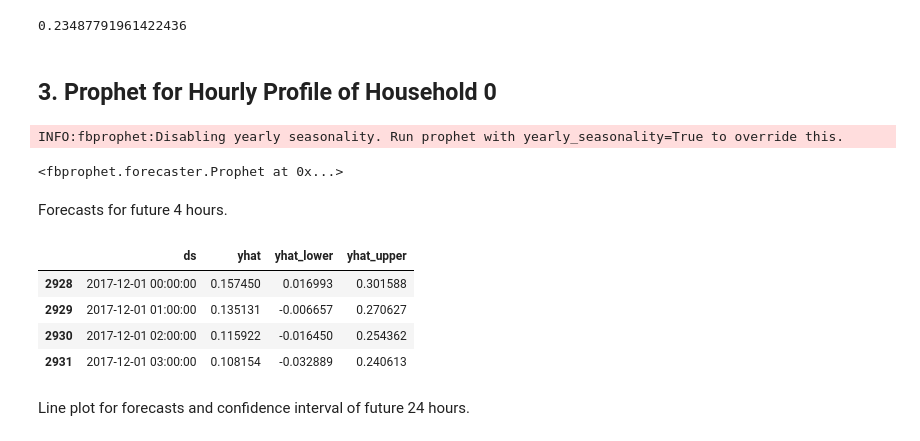
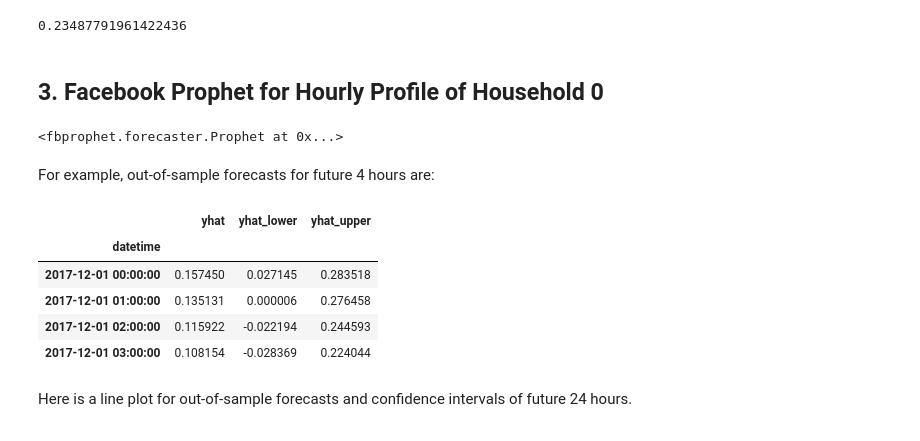
Before and after one commit to edxu96/elec_consumption, a Jupyter notebook: 01_forecast.ipynb, the cells around one changed output. Cells and saved outputs as stored; diff of their text form; code cells hidden in the pictures.

```diff
--- a/01_forecast.ipynb
+++ b/01_forecast.ipynb
@@ -24,9 +26,13 @@ plt.rcParams['figure.figsize'] = [6 * 1.61803398875, 6]
 
 logging.disable(sys.maxsize)
 
-data = {}  # contain modified dataframes
+data = {
+    'zeroHour': None,  # series, hourly power consumption profile of unit 0
+    'zeroHourFb': None,  # for Prophet, hourly power consumption profile of unit 0
+}  # contain modified dataframes
 mod = {
-    'zeroDayFb': None,  # Prophet using daily power consumption profile of unit 0
+    'zeroDayFb': None,  # for Prophet using daily power consumption profile of unit 0
+    'zeroHourFb': None,  # Prophet, using hourly power consumption profile of unit 0
 }
 # %% [markdown]
 # Forecast
@@ -230,34 +218,39 @@ res = pd.concat(frames)
 # %% [output]
 0.23487791961422436
 # %% [markdown]
-## 3. Prophet for Hourly Profile of Household 0
+## 3. Facebook Prophet for Hourly Profile of Household 0
 # %%
 #hide
-ts_pd = df.iloc[:, 0].resample('1H', closed='left').mean()  # to pandas time series
-ts_fb = ts_pd.to_frame().reset_index()  # to Prophet time series
-ts_fb.columns = ['ds', 'y']
-mod = Prophet()
-mod.fit(ts_fb)
+data['zeroHour'] = df.iloc[:, 0].resample('1H', closed='left').mean()  # to pandas time series
+data['zeroHourFb'] = data['zeroHour'].to_frame().reset_index()  # to Prophet time series
+data['zeroHourFb'].columns = ['ds', 'y']
+mod['zeroHourFb'] = Prophet()
+mod['zeroHourFb'].fit(data['zeroHourFb'])
 # %% [output]
-INFO:fbprophet:Disabling yearly seasonality. Run prophet with yearly_seasonality=True to override this.
+<fbprophet.forecaster.Prophet at 0x...>
-<fbprophet.forecaster.Prophet at 0x...>
 # %%
 #hide
-future = mod.make_future_dataframe(periods=24, freq='H', include_history=True)
-forecast = mod.predict(future)
+df_future = mod['zeroHourFb'].make_future_dataframe(
+    periods=24, freq='H', include_history=True
+)
+df_forecast = mod['zeroHourFb'].predict(df_future)
 # %% [markdown]
-Forecasts for future 4 hours.
+For example, out-of-sample forecasts for future 4 hours are:
 # %%
 #hide_input
-forecast.loc[2928:2931, ['ds', 'yhat', 'yhat_lower', 'yhat_upper']]
+res = df_forecast.loc[2928:2931, ['ds', 'yhat', 'yhat_lower', 'yhat_upper']]
+res.set_index('ds', inplace=True)
+res.index.name = 'datetime'
+res
 # %% [output]
-|  | ds | yhat | yhat_lower | yhat_upper |
-| 2928 | 2017-12-01 00:00:00 | 0.157450 | 0.016993 | 0.301588 |
-| 2929 | 2017-12-01 01:00:00 | 0.135131 | -0.006657 | 0.270627 |
-| 2930 | 2017-12-01 02:00:00 | 0.115922 | -0.016450 | 0.254362 |
-| 2931 | 2017-12-01 03:00:00 | 0.108154 | -0.032889 | 0.240613 |
+|  | yhat | yhat_lower | yhat_upper |
+| datetime |  |  |  |
+| 2017-12-01 00:00:00 | 0.157450 | 0.027145 | 0.283518 |
+| 2017-12-01 01:00:00 | 0.135131 | 0.000006 | 0.276458 |
+| 2017-12-01 02:00:00 | 0.115922 | -0.022194 | 0.244593 |
+| 2017-12-01 03:00:00 | 0.108154 | -0.028369 | 0.224044 |
 # %% [markdown]
-Line plot for forecasts and confidence interval of future 24 hours.
+Here is a line plot for out-of-sample forecasts and confidence intervals of future 24 hours.
 # %%
 #hide_input
 _, ax = plt.subplots(1, 1)
```
Also changed, not shown: parts of 8 cells of this notebook, 5 other files.
